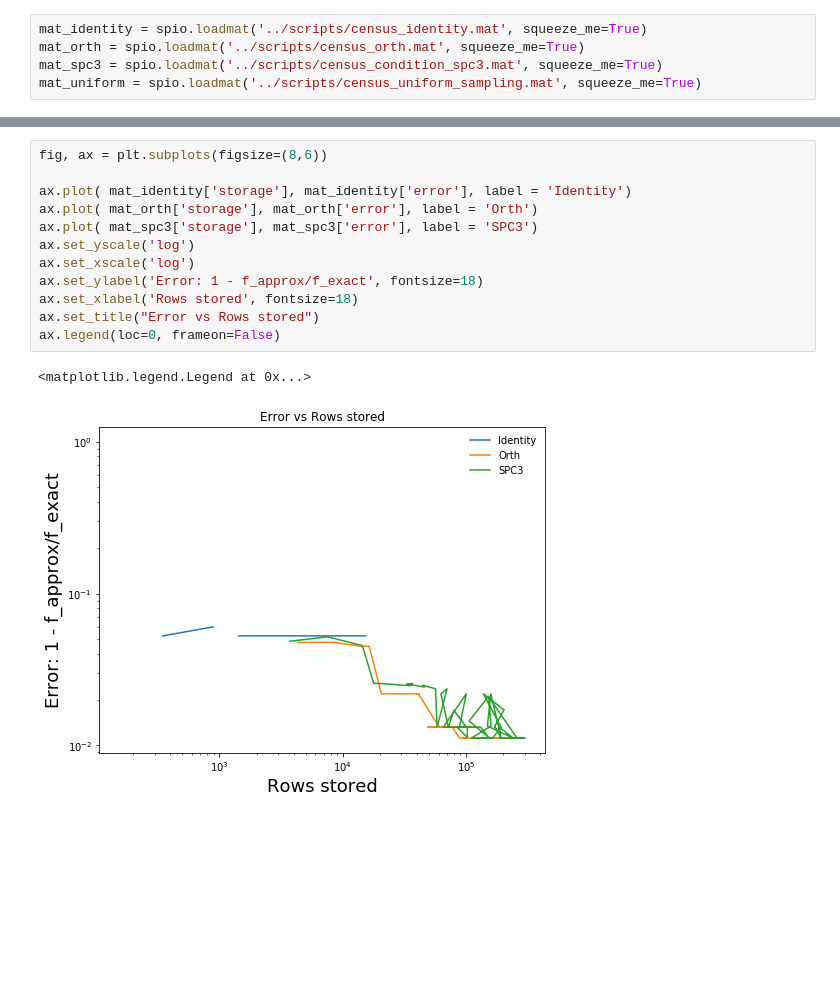
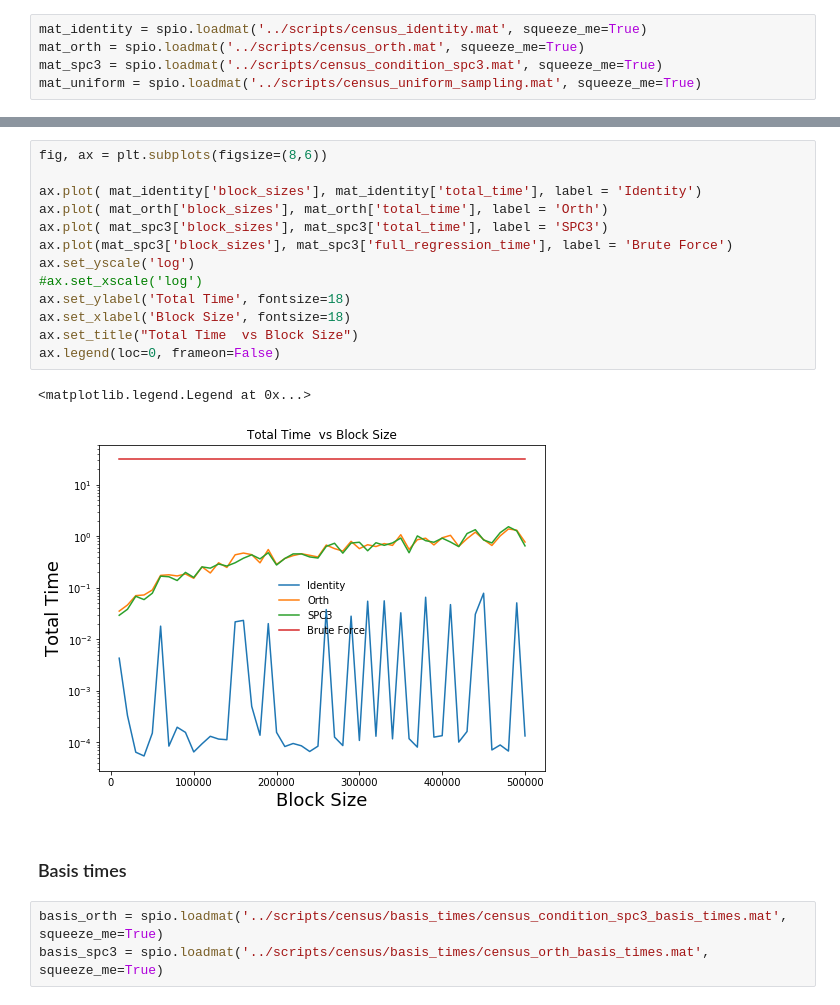
Before and after one commit to c-dickens/stream-summaries-high-lev-rows, a Jupyter notebook: figures/Plots for census experiments.ipynb, the cells around one changed output, grey strips where cells are left out. Cells and saved outputs as stored; diff of their text form; blank space fills up the shorter version.

Commit message:
visualisations for census

```diff
--- a/figures/Plots for census experiments.ipynb
+++ b/figures/Plots for census experiments.ipynb
@@ -28,18 +60,24 @@ ax.legend(loc=0, frameon=False)
 # %%
 fig, ax = plt.subplots(figsize=(8,6))
 
-ax.plot( mat_identity['storage'], mat_identity['error'], label = 'Identity')
-ax.plot( mat_orth['storage'], mat_orth['error'], label = 'Orth')
-ax.plot( mat_spc3['storage'], mat_spc3['error'], label = 'SPC3')
+ax.plot( mat_identity['block_sizes'], mat_identity['total_time'], label = 'Identity')
+ax.plot( mat_orth['block_sizes'], mat_orth['total_time'], label = 'Orth')
+ax.plot( mat_spc3['block_sizes'], mat_spc3['total_time'], label = 'SPC3')
+ax.plot(mat_spc3['block_sizes'], mat_spc3['full_regression_time'], label = 'Brute Force')
 ax.set_yscale('log')
-ax.set_xscale('log')
-ax.set_ylabel('Error: 1 - f_approx/f_exact', fontsize=18)
-ax.set_xlabel('Rows stored', fontsize=18)
-ax.set_title("Error vs Rows stored")
+#ax.set_xscale('log')
+ax.set_ylabel('Total Time', fontsize=18)
+ax.set_xlabel('Block Size', fontsize=18)
+ax.set_title("Total Time  vs Block Size")
 ax.legend(loc=0, frameon=False)
 # %% [output]
 <matplotlib.legend.Legend at 0x...>
-[figure, old version]
+[figure, new version]
+# %% [markdown]
+### Basis times
+# %%
+basis_orth = spio.loadmat('../scripts/census/basis_times/census_condition_spc3_basis_times.mat', squeeze_me=True)
+basis_spc3 = spio.loadmat('../scripts/census/basis_times/census_orth_basis_times.mat', squeeze_me=True)
 # %%
 fig, ax = plt.subplots(figsize=(8,6))
 
```
Also changed, not shown: parts of 6 cells of this notebook, 9 other files.
